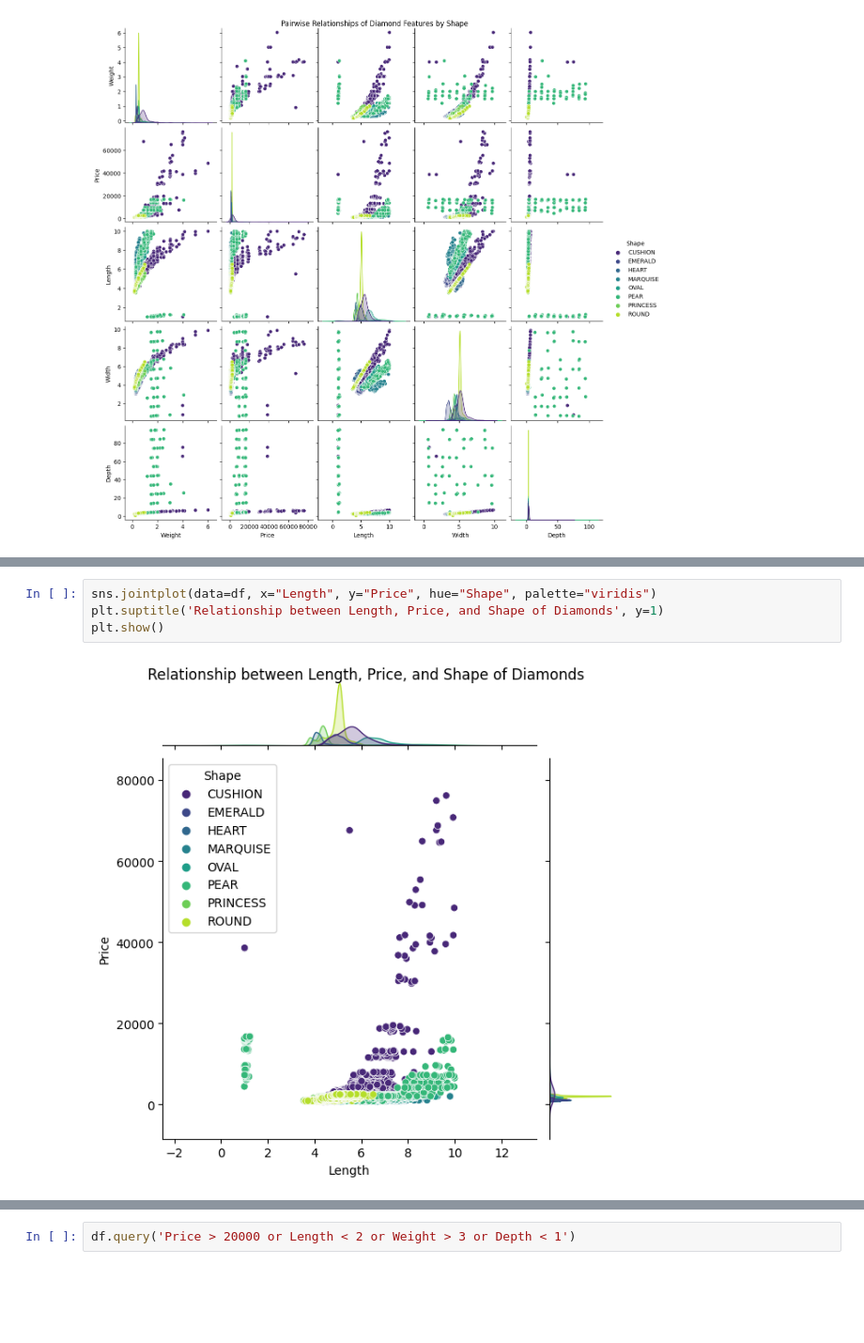
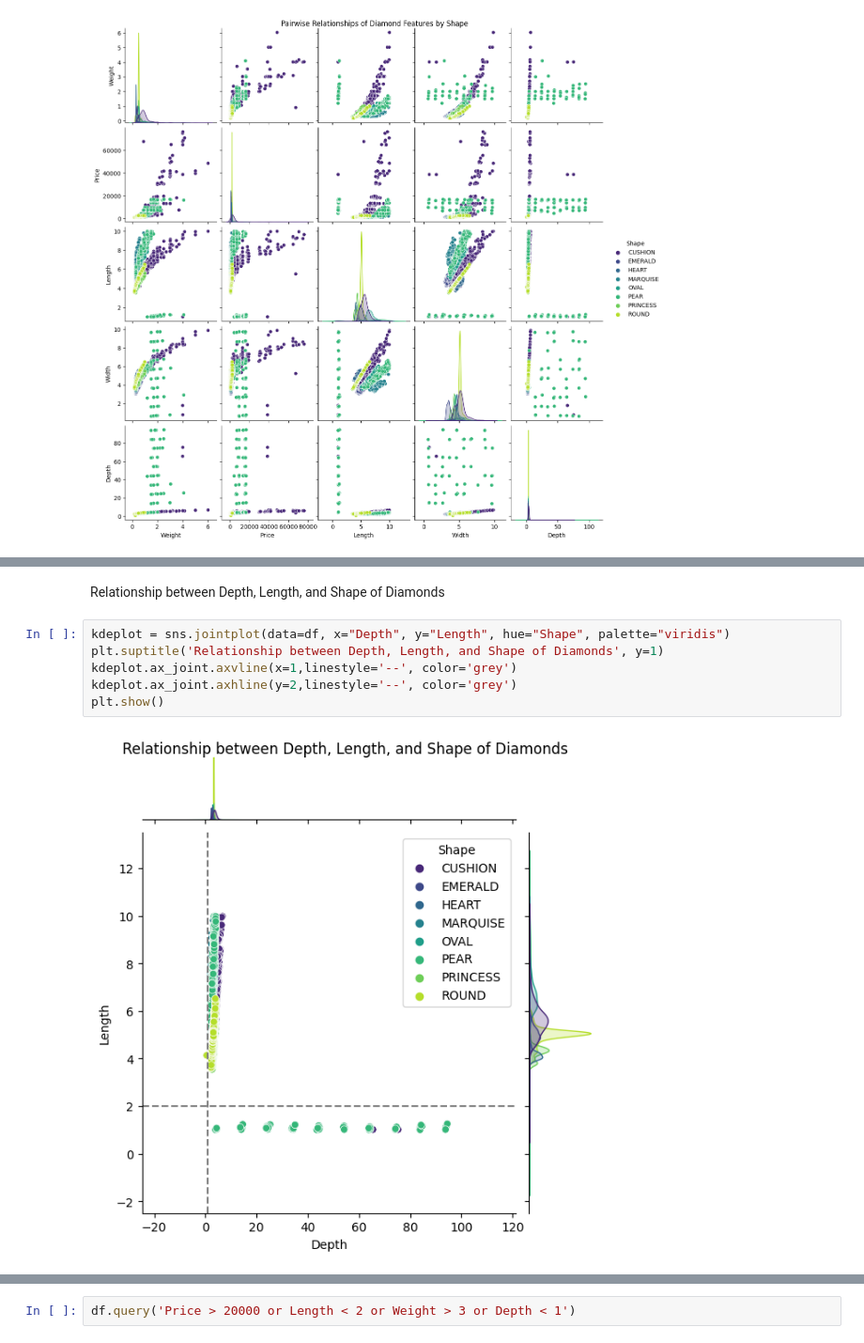
Before and after one commit to KarthikUdyawar/Diamond, a Jupyter notebook: notebook/eda.ipynb, the cells around one changed output, grey strips where cells are left out. Shown at 94% size. Saved outputs shown, nothing was run; the diff lists cells and outputs as text; blank space fills up the shorter version.

```diff
--- a/notebook/eda.ipynb
+++ b/notebook/eda.ipynb
@@ -529,6 +757,10 @@ plt.show()
+# %% [markdown]
+Relationship between Depth, Length, and Shape of Diamonds
 # %%
-sns.jointplot(data=df, x="Length", y="Price", hue="Shape", palette="viridis")
-plt.suptitle('Relationship between Length, Price, and Shape of Diamonds', y=1)
+kdeplot = sns.jointplot(data=df, x="Depth", y="Length", hue="Shape", palette="viridis")
+plt.suptitle('Relationship between Depth, Length, and Shape of Diamonds', y=1)
+kdeplot.ax_joint.axvline(x=1,linestyle='--', color='grey')
+kdeplot.ax_joint.axhline(y=2,linestyle='--', color='grey')
 plt.show()
 # %% [output]
-[figure, old version]
+[figure, new version]
```
Also changed, not shown: parts of 52 cells of this notebook.
